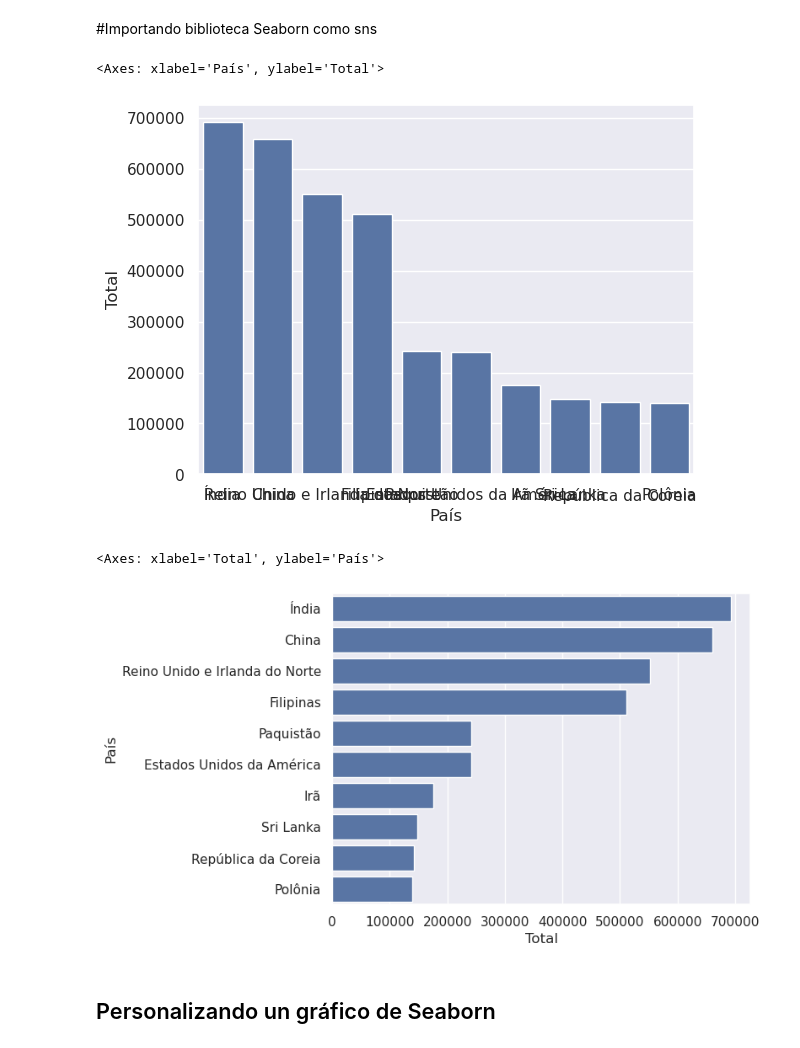
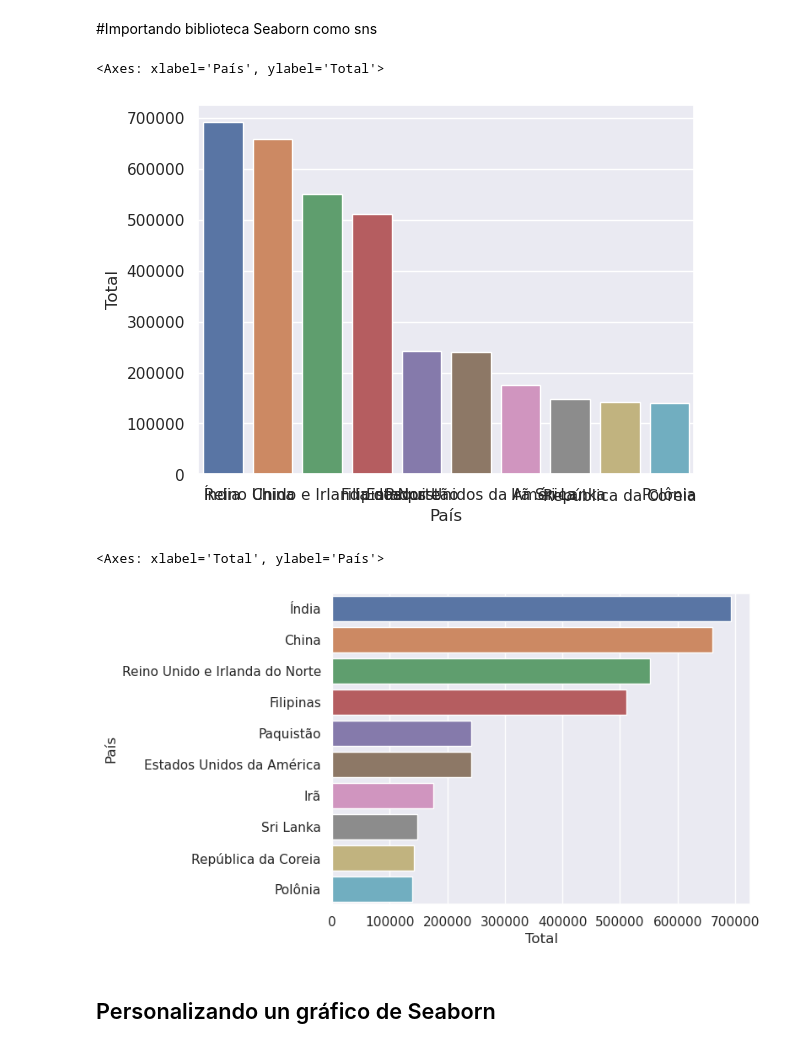
Before and after one commit to ygor-github/data_visualization, a Jupyter notebook: Aula.ipynb, the cells around one changed output. Drawn from its saved outputs; the diff is of its cells as text; code cells hidden in the pictures.

```diff
--- a/Aula.ipynb
+++ b/Aula.ipynb
@@ -747,19 +747,19 @@ sns.set_theme()
 # %%
 # Vamos a plotar un grafico de barras con Seaborn
 top10 = df.sort_values('Total', ascending=False).head(10)
 
 
 
-sns.barplot(data=top10, x=top10.index, y='Total')
+sns.barplot(data=top10, x=top10.index, hue=top10.index, legend=False, y='Total')
 # %% [output]
 <Axes: xlabel='País', ylabel='Total'>
-[figure, old version]
+[figure, new version]
 # %%
 # En vista que el grafico vertical tapa los  nombres de los paises lo crearemos horizontal
-sns.barplot(data=top10, y=top10.index, x='Total', orient='h')
+sns.barplot(data=top10, y=top10.index, x='Total', hue=top10.index, legend=False, orient='h')
 # %% [output]
 <Axes: xlabel='Total', ylabel='País'>
-[figure, old version]
+[figure, new version]
 # %% [markdown]
 ## Personalizando un gráfico de Seaborn
 # %%
```
Also changed, not shown: parts of 2 cells of this notebook.
